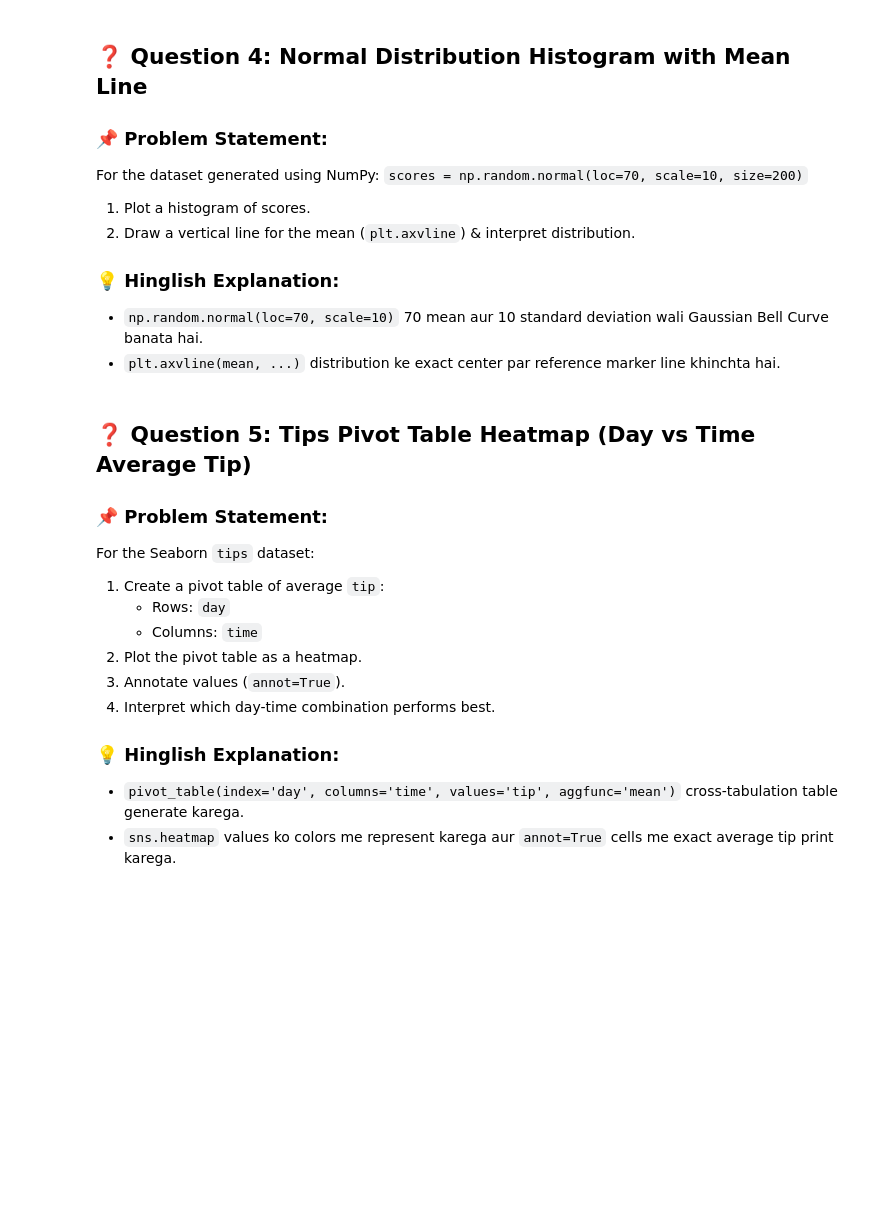
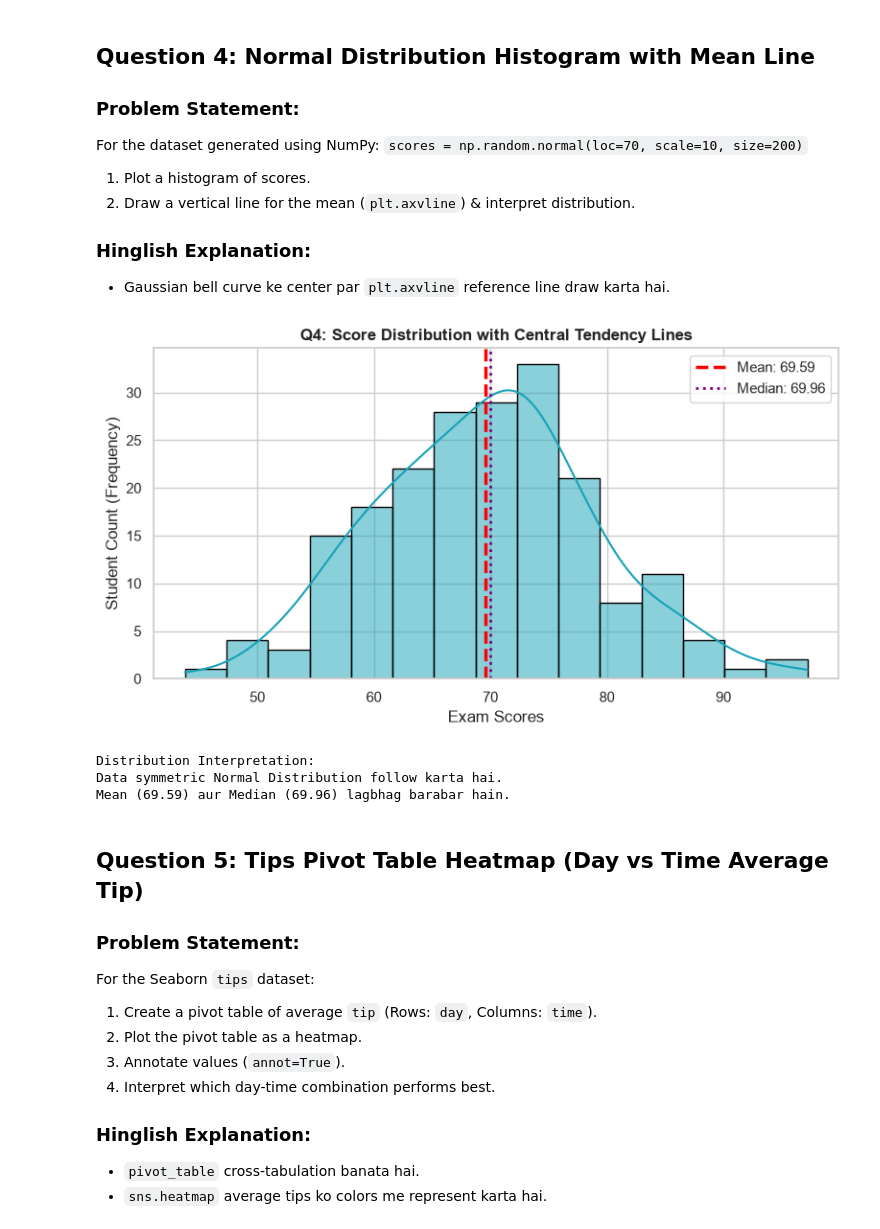
Before and after one commit to SobanAhmad-28/Ai_Ml_Learning, a Jupyter notebook: notebooks/data_visualization/assignment_data_visualization.ipynb, the cells around one changed output. Drawn from its saved outputs; the diff is of its cells as text; code cells hidden in the pictures; blank space fills up the shorter version.

```diff
--- a/notebooks/data_visualization/assignment_data_visualization.ipynb
+++ b/notebooks/data_visualization/assignment_data_visualization.ipynb
@@ -150,55 +191,55 @@ print("Overall tip percentage dono categories me similar hai (~15-16%), lekin sm
 # %% [markdown]
-## ❓ Question 4: Normal Distribution Histogram with Mean Line
+## Question 4: Normal Distribution Histogram with Mean Line
 
-### 📌 Problem Statement:
+### Problem Statement:
 For the dataset generated using NumPy:
 `scores = np.random.normal(loc=70, scale=10, size=200)`
 1. Plot a histogram of scores.
 2. Draw a vertical line for the mean (`plt.axvline`) & interpret distribution.
 
-### 💡 Hinglish Explanation:
-- `np.random.normal(loc=70, scale=10)` 70 mean aur 10 standard deviation wali Gaussian Bell Curve banata hai.
-- `plt.axvline(mean, ...)` distribution ke exact center par reference marker line khinchta hai.
+### Hinglish Explanation:
+- Gaussian bell curve ke center par `plt.axvline` reference line draw karta hai.
 # %%
 np.random.seed(42)
 scores = np.random.normal(loc=70, scale=10, size=200)
 mean_val = np.mean(scores)
 median_val = np.median(scores)
 
-plt.figure(figsize=(9, 5))
+plt.figure(figsize=(8, 4.5))
 
-# Plot Histogram with KDE
 sns.histplot(scores, kde=True, bins=15, color="#17a2b8", edgecolor="black")
 
-# Draw vertical dashed line for Mean
 plt.axvline(mean_val, color="red", linestyle="--", linewidth=2.5,
             label=f"Mean: {mean_val:.2f}")
-
-# Draw vertical dotted line for Median
 plt.axvline(median_val, color="purple", linestyle=":", linewidth=2,
             label=f"Median: {median_val:.2f}")
 
-plt.title("Q4: Score Distribution with Central Tendency Lines", fontsize=13, fontweight='bold')
+plt.title("Q4: Score Distribution with Central Tendency Lines", fontsize=12, fontweight='bold')
 plt.xlabel("Exam Scores")
 plt.ylabel("Student Count (Frequency)")
 plt.legend()
+plt.tight_layout()
 plt.show()
 
-print("🔍 Distribution Interpretation (Hinglish):")
-print(f"Data symmetric bell-curve (Normal Distribution) follow kar raha hai jaha Mean ({mean_val:.2f}) aur Median ({median_val:.2f}) lagbhag barabar hain aur zyadatar students ke marks 60 se 80 ke beech lie karte hain.")
+print("Distribution Interpretation:")
+print(f"Data symmetric Normal Distribution follow karta hai.")
+print(f"Mean ({mean_val:.2f}) aur Median ({median_val:.2f}) lagbhag barabar hain.")
+# %% [output]
+[figure, added]
+Distribution Interpretation:
+Data symmetric Normal Distribution follow karta hai.
+Mean (69.59) aur Median (69.96) lagbhag barabar hain.
 # %% [markdown]
-## ❓ Question 5: Tips Pivot Table Heatmap (Day vs Time Average Tip)
+## Question 5: Tips Pivot Table Heatmap (Day vs Time Average Tip)
 
-### 📌 Problem Statement:
+### Problem Statement:
 For the Seaborn `tips` dataset:
-1. Create a pivot table of average `tip`:
-   - Rows: `day`
-   - Columns: `time`
+1. Create a pivot table of average `tip` (Rows: `day`, Columns: `time`).
 2. Plot the pivot table as a heatmap.
 3. Annotate values (`annot=True`).
 4. Interpret which day-time combination performs best.
 
-### 💡 Hinglish Explanation:
-- `pivot_table(index='day', columns='time', values='tip', aggfunc='mean')` cross-tabulation table generate karega.
-- `sns.heatmap` values ko colors me represent karega aur `annot=True` cells me exact average tip print karega.
+### Hinglish Explanation:
+- `pivot_table` cross-tabulation banata hai.
+- `sns.heatmap` average tips ko colors me represent karta hai.
 # %%
```
Also changed, not shown: parts of 8 cells of this notebook.
